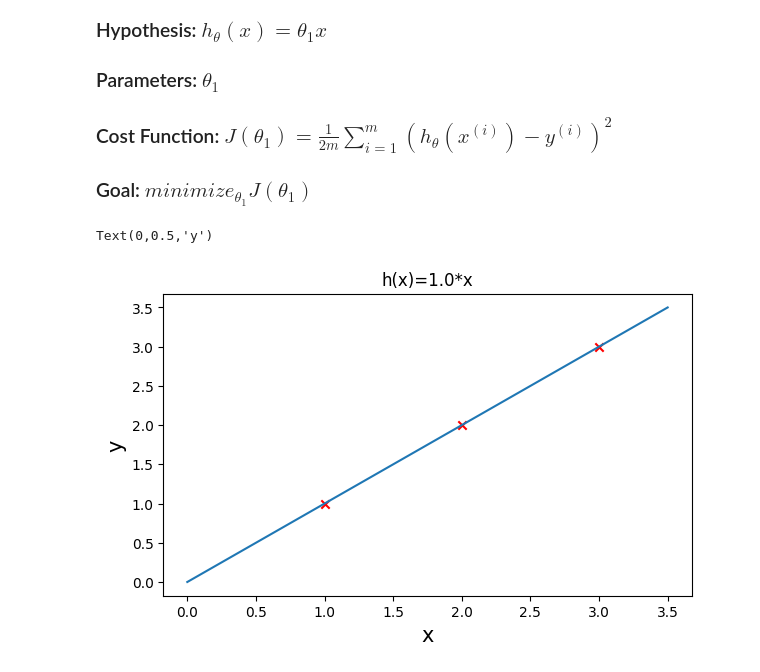
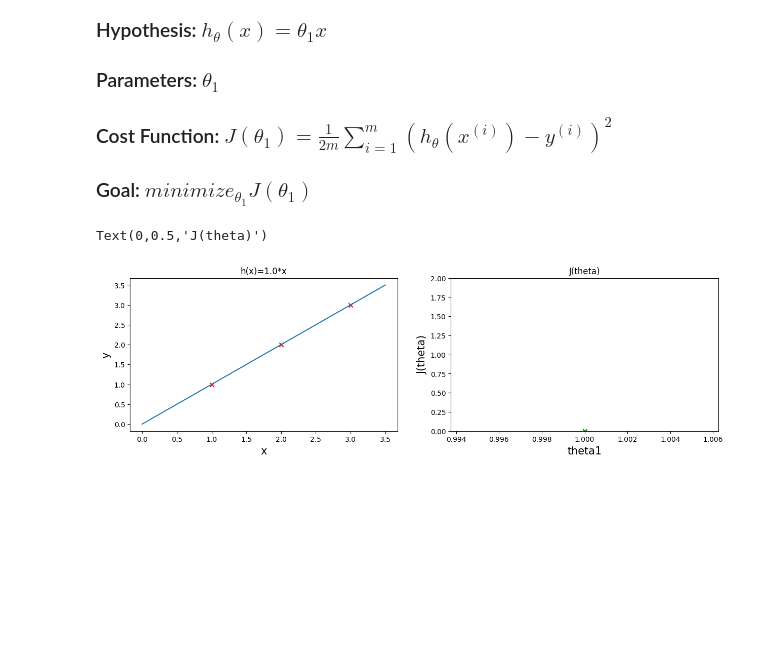
Before and after one commit to kala855/machine-learning, a Jupyter notebook: introduction/linearRegression/linearRegressionOneVariable.ipynb, the cells around one changed output. Saved outputs shown, nothing was run; the diff lists cells and outputs as text; code cells hidden in the pictures; blank space fills up the shorter version.

Commit message:
A plot of the Cost Function is added

```diff
--- a/introduction/linearRegression/linearRegressionOneVariable.ipynb
+++ b/introduction/linearRegression/linearRegressionOneVariable.ipynb
@@ -108,21 +108,28 @@ Now we are going to make the things easier, and we will create a simplified vers
 # %%
 x = np.arange(0,4.0,0.5)
 
 x1 = np.arange(1,4,1)
 
 # if theta1 is fixed, this is a function of x
 # if theta1 is equal to 1
 theta1 = 1
 y = theta1*x
 y1 = theta1*x1
 plt.figure(figsize = (15,4),dpi=100)
 plt.subplot(1,2,1)
 plt.plot(x,y)
 plt.scatter(x1,y1,color='red',marker='x')
 plt.title('h(x)=1.0*x')
-
 plt.xlabel('x', fontsize=15)
 plt.ylabel('y', fontsize=15)
+
+
+plt.subplot(1,2,2)
+plt.scatter(1,0,color='green',marker='x')
+plt.title('J(theta)')
+plt.ylim(0,2)
+plt.xlabel('theta1', fontsize=15)
+plt.ylabel('J(theta)', fontsize=15)
 # %% [output]
-Text(0,0.5,'y')
+Text(0,0.5,'J(theta)')
-[figure, old version]
+[figure, new version]
```
Also changed, not shown: parts of 3 cells of this notebook.
